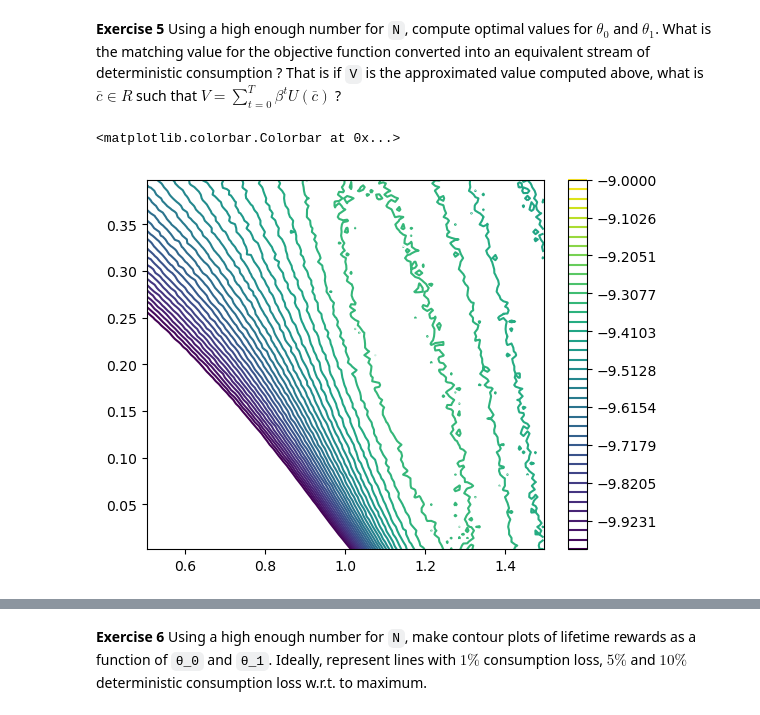
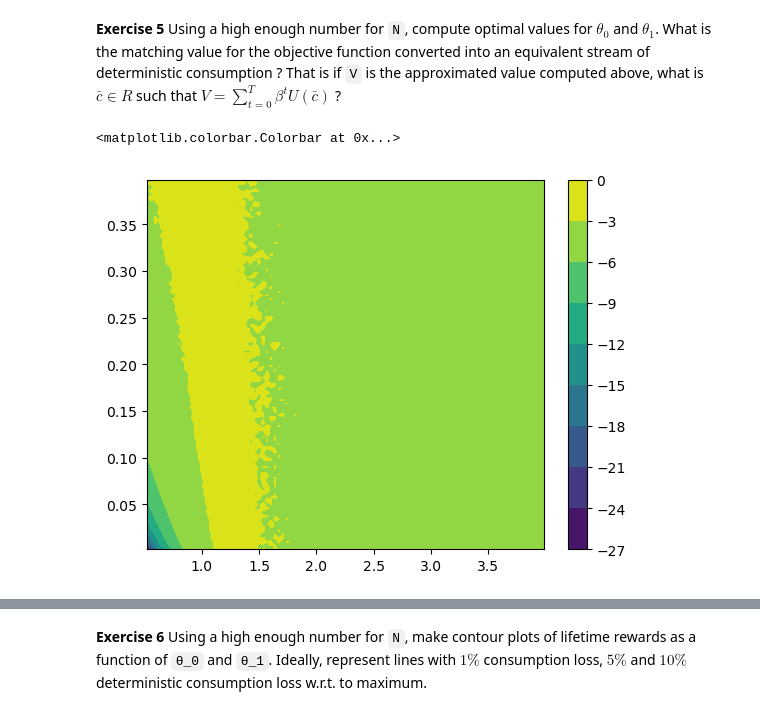
Before and after one commit to albop/bbank_ce_2024, a Jupyter notebook: corrections/lifetime_reward.ipynb, the cells around one changed output, grey strips where cells are left out. Cells and saved outputs as stored; diff of their text form; code cells hidden in the pictures.

```diff
--- a/corrections/lifetime_reward.ipynb
+++ b/corrections/lifetime_reward.ipynb
@@ -172,7 +186,10 @@ Array(-10.264093, dtype=float32)
 # %%
+# we can instead use a loop construct
+# see jax documentation
+
 from jax import lax
 
-def lifetime_reward(w_0, θ_0, θ_1, p, key, T=1000):
+def lifetime_reward(w_0, θ_0, θ_1, p, key, T=100):
     V = 0.0
     w = w_0
 
@@ -276,7 +283,7 @@ approximated value computed above, what is $\bar{c}\in R$ such that
 $V= \sum_{t=0}^T \beta^t U(\bar{c})$ ?
 # %%
 K = 100
-t0_vec = jnp.linspace(0.5, 1.5,  K)
+t0_vec = jnp.linspace(0.5, 4.0,  K)
 t1_vec = jnp.linspace(0.0, 0.4, K)
 # %%
 
@@ -285,9 +292,11 @@ t1_ = t1_vec[None,:].repeat(K,axis=0).ravel()
 # This is a mesh ( the lines of np.column_stack([t0_,t1_])  contain all possible combinations of t0 and t1
 
 # we compute random keys for each point of the mesh
+# %%
+p = dict(β=0.9,σ=0.1,γ=4.0,r=1.04)
 # %%
 w_0_ = 2.0
-N = 100000 # this needs to be rather large for the plot to be smooth
+N = 1000 # this needs to be rather large for the plot to be smooth
 keys = random.split(key0, K*K)
 vals = jax.vmap(
     lambda t0, t1, key: expected_lifetime_reward(w_0_, t0, t1, p, key, T=100, N=N)
@@ -299,17 +308,18 @@ vals = vals.reshape((K,K))
 # %%
 # we can represent the values as a heatap
 import matplotlib.pyplot as plt
 import numpy as np
-plt.contour(
+plt.contourf(
     np.array(vals.T),
     origin='lower',
     extent=(t0_vec.min(), t0_vec.max(), t1_vec.min(), t1_vec.max()),
-    levels=np.linspace(-10, -9, 40),
+    # vmin=-11,
+    # levels=np.linspace(-15, -9, 40),
 
 )
 plt.colorbar()
 # %% [output]
 <matplotlib.colorbar.Colorbar at 0x...>
-[figure, old version]
+[figure, new version]
 # %%
 # for a more insightful plot, we can convert into consumption equivalents
```
Also changed, not shown: parts of 62 cells of this notebook.
